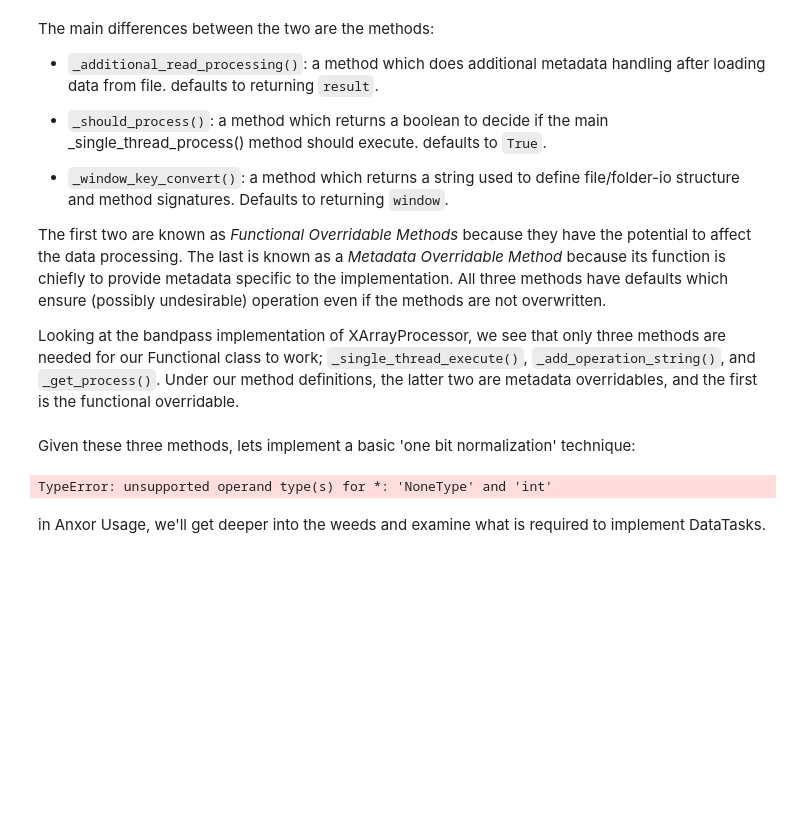
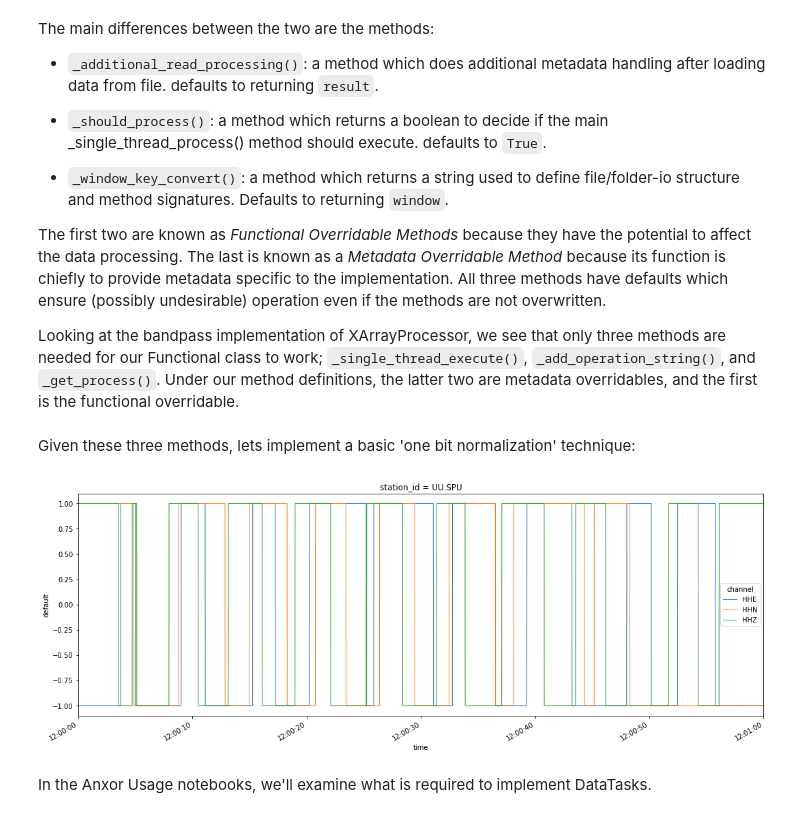
Before and after one commit to uofuseismo/anxcor, a Jupyter notebook: example_notebooks/anxcor_processing/Anxcor_Processing_Part_IV.ipynb, the cells around one changed output. Drawn from its saved outputs; the diff is of its cells as text; code cells hidden in the pictures; blank space fills up the shorter version.

```diff
--- a/example_notebooks/anxcor_processing/Anxcor_Processing_Part_IV.ipynb
+++ b/example_notebooks/anxcor_processing/Anxcor_Processing_Part_IV.ipynb
@@ -129,35 +129,35 @@ class XArrayOneBit(XArrayProcessor):
     def __init__(self,**kwargs):
         super().__init__(**kwargs)
 
     def _single_thread_execute(self, xarray: xr.DataArray,*args, **kwargs):
-        return np.sign(filtered_array)
+        return np.sign(xarray)
 
     def _add_operation_string(self):
         return 'one-bit-norm'
 
     def _get_process(self):
         return 'one-bit-norm'
 
 from anxcor.xarray_routines import XArrayConverter
 from obspy.clients.fdsn import Client
 from obspy.core import UTCDateTime
 import matplotlib.pyplot as plt
 %matplotlib inline
 
 client = Client("IRIS")
 t  = UTCDateTime("2018-12-25 12:00:00").timestamp
-st = client.get_waveforms("UU", "SPU", "*", "H*", t,t+ 10*60,attach_response=True)
+st = client.get_waveforms("UU", "SPU", "*", "H*", t,t+ 60,attach_response=True)
 pre_filt = (0.003, 0.005, 40.0, 45.0)
 st.remove_response(output='DISP', pre_filt=pre_filt)
 converter = XArrayConverter()
 onebitter = XArrayOneBit()
 xarray_data = converter(st)
 onebit_data = onebitter(xarray_data)
 xarray_squeezed = onebit_data.squeeze()
 xarray_squeezed.plot.line(x='time',aspect=3, size=6,linewidth=1)
 plt.gca().autoscale(enable=True, axis='x', tight=True)
 plt.show()
 # %% [output]
-TypeError: unsupported operand type(s) for *: 'NoneType' and 'int'
+[figure, added]
 # %% [markdown]
-in Anxor Usage, we'll get deeper into the weeds and examine what is required to implement DataTasks.
+In the Anxor Usage notebooks, we'll examine what is required to implement DataTasks.
```
Also changed, not shown: 3 other files.
